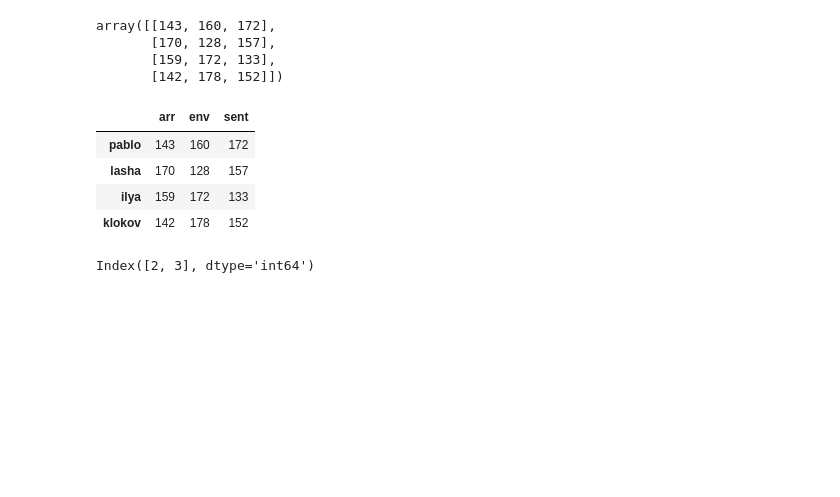
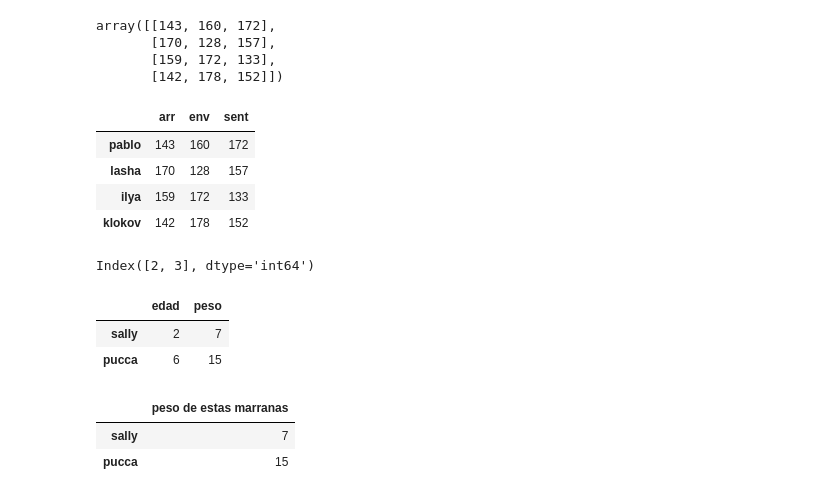
Before and after one commit to PabloDuranL/Aplicaciones, a Jupyter notebook: Pandapractica.ipynb, the cells around one changed output. Drawn from its saved outputs; the diff is of its cells as text; code cells hidden in the pictures; blank space fills up the shorter version.

```diff
--- a/Pandapractica.ipynb
+++ b/Pandapractica.ipynb
@@ -134,3 +140,19 @@ ind = pd.Index([2,3])
 ind
 # %% [output]
 Index([2, 3], dtype='int64')
+# %%
+edad_d={'sally':2,'pucca':6}
+peso_d={'sally':7, 'pucca':15}
+edad=pd.Series(edad_d)
+peso=pd.Series(peso_d)
+pd.DataFrame({'edad':edad_d,'peso':peso_d})
+# %% [output]
+|  | edad | peso |
+| sally | 2 | 7 |
+| pucca | 6 | 15 |
+# %%
+pd.DataFrame(peso,columns=['peso de estas marranas'])
+# %% [output]
+|  | peso de estas marranas |
+| sally | 7 |
+| pucca | 15 |
```
Also changed, not shown: parts of 3 cells of this notebook.
